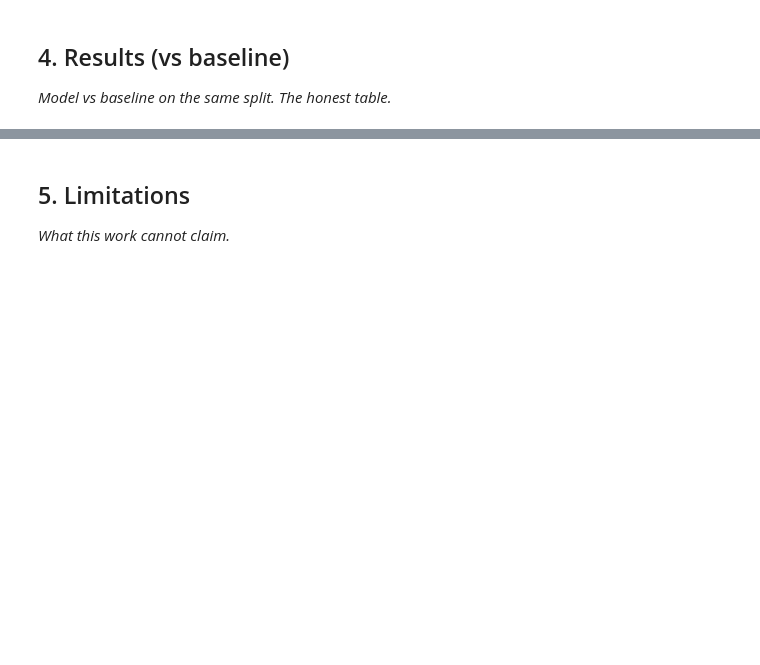
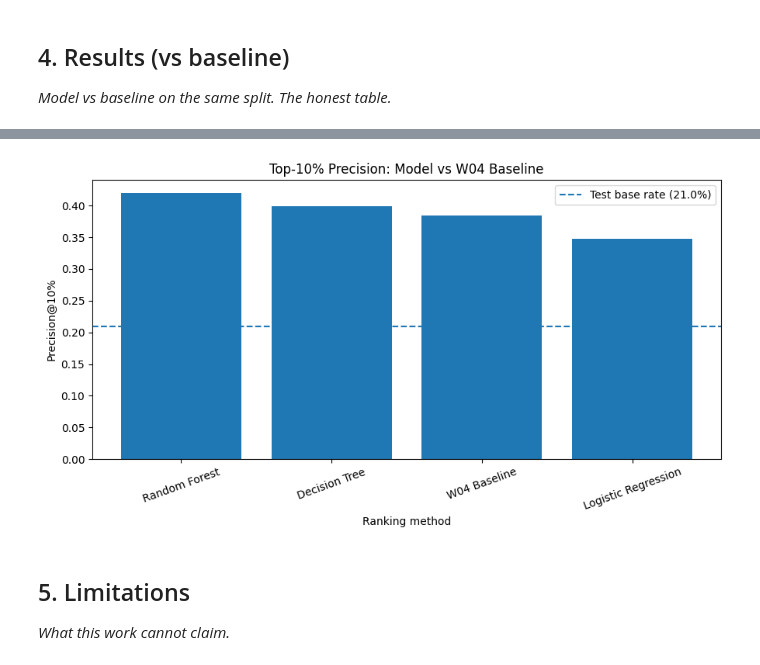
Before and after one commit to boddulavinaykumar6-stack/Flyrank-ML-Internship, a Jupyter notebook: work/notebooks/capstone.ipynb, the cells around one changed output, grey strips where cells are left out. Drawn from its saved outputs; the diff is of its cells as text; code cells hidden in the pictures; blank space fills up the shorter version.

```diff
--- a/work/notebooks/capstone.ipynb
+++ b/work/notebooks/capstone.ipynb
@@ -25,3 +765,35 @@ This skeleton is yours to fill. Work the sections **in order** — each one has
+# %%
+# Capstone — Results chart: Precision@10% comparison
+
+import matplotlib.pyplot as plt
+
+plot_data = ranking_results.sort_values(
+    "Precision@10%",
+    ascending=False
+)
+
+plt.figure(figsize=(9, 5))
+
+plt.bar(
+    plot_data["Model"],
+    plot_data["Precision@10%"]
+)
+
+plt.axhline(
+    base_rate,
+    linestyle="--",
+    label=f"Test base rate ({base_rate:.1%})"
+)
+
+plt.ylabel("Precision@10%")
+plt.xlabel("Ranking method")
+plt.title("Top-10% Precision: Model vs W04 Baseline")
+plt.xticks(rotation=20)
+plt.legend()
+plt.tight_layout()
+plt.show()
+# %% [output]
+[figure, added]
 # %% [markdown]
 ## 5. Limitations
 
```
Also changed, not shown: parts of 13 cells of this notebook.
